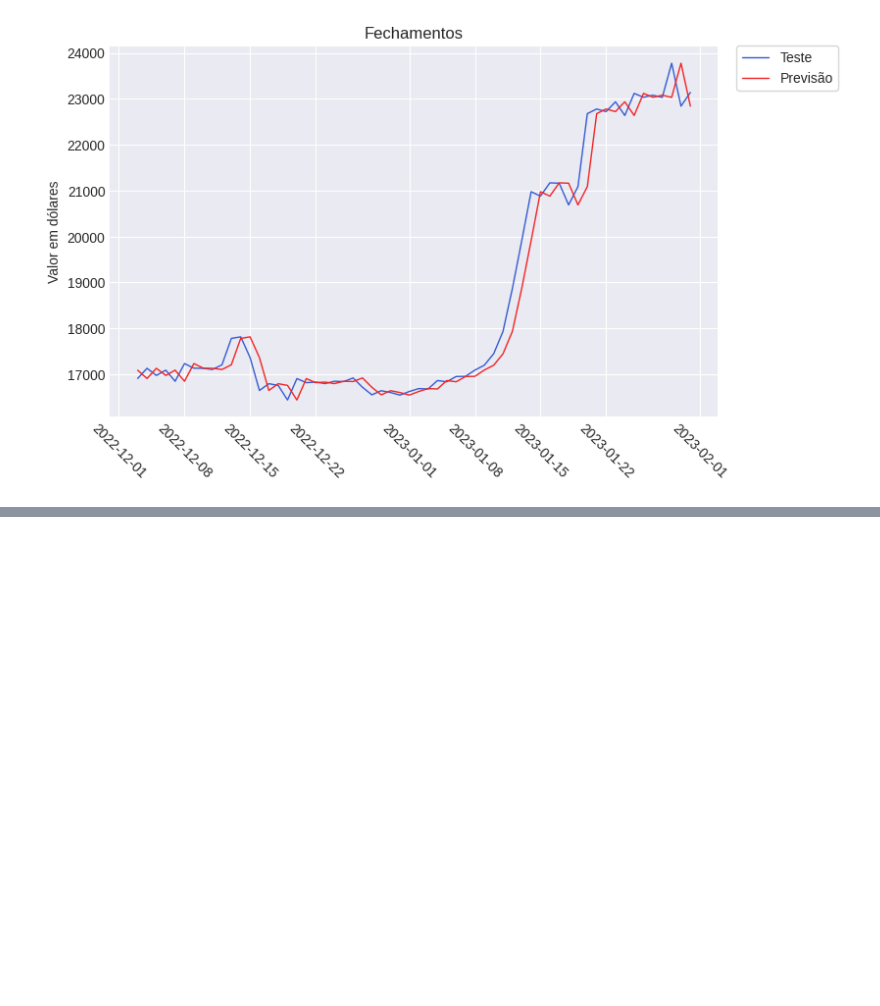
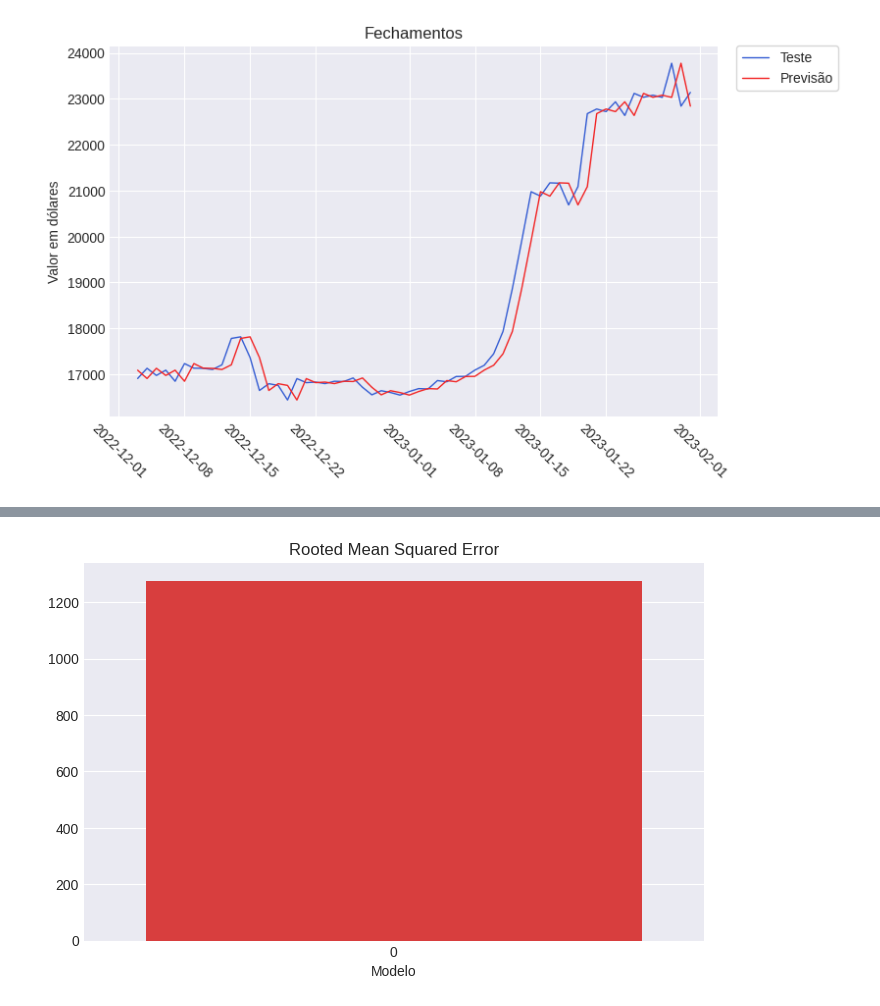
Before and after one commit to flohmannjr/tensorflow_curso, a Jupyter notebook: TensorFlow_MP3_BitPredict.ipynb, the cells around one changed output, grey strips where cells are left out. Drawn from its saved outputs; the diff is of its cells as text; code cells hidden in the pictures; blank space fills up the shorter version.

```diff
--- a/TensorFlow_MP3_BitPredict.ipynb
+++ b/TensorFlow_MP3_BitPredict.ipynb
@@ -206,0 +237,12 @@ grafico_series(X_teste=X_test, y_teste=y_test,
+# %%
+comparacao_rmse = pd.DataFrame([m['Rooted Mean Squared Error'] for m in metricas if m is not None]).T
+
+sns.barplot(data=comparacao_rmse, color=COR_PREVISAO)
+
+# plt.ylim(0.80, 0.90)
+
+plt.title('Rooted Mean Squared Error')
+plt.xlabel('Modelo')
+plt.ylabel('');
+# %% [output]
+[figure, added]
```
Also changed, not shown: parts of 7 cells of this notebook.
